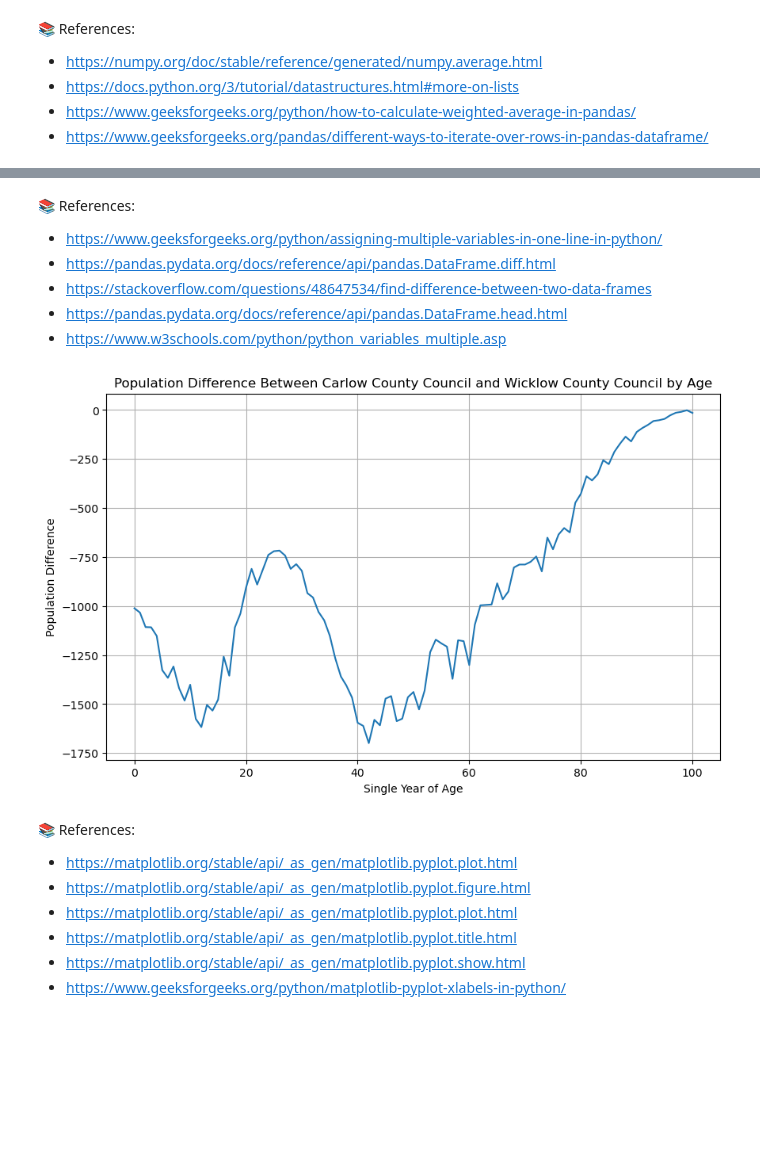
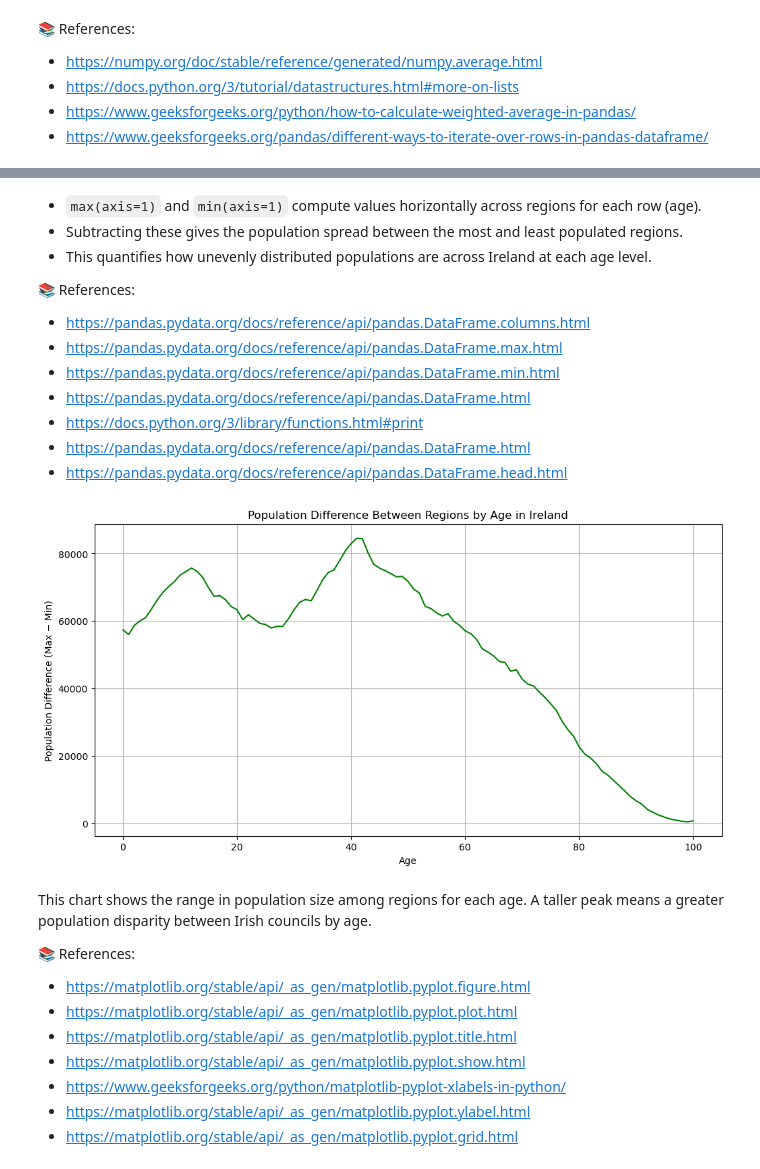
Before and after one commit to tihana-gray/programming-for-data-analytics, a Jupyter notebook: assignments/assignment05-population.ipynb, the cells around one changed output, grey strips where cells are left out. Saved outputs shown, nothing was run; the diff lists cells and outputs as text; code cells hidden in the pictures; blank space fills up the shorter version.

```diff
--- a/assignments/assignment05-population.ipynb
+++ b/assignments/assignment05-population.ipynb
@@ -120,25 +154,34 @@ df[['Single Year of Age', region_1, region_2, 'Difference']].head() # Displays t
 # %% [markdown]
+- `max(axis=1)` and `min(axis=1)` compute values horizontally across regions for each row (age).
+- Subtracting these gives the population spread between the most and least populated regions.
+- This quantifies how unevenly distributed populations are across Ireland at each age level.
+
 📚 References:
-- https://www.geeksforgeeks.org/python/assigning-multiple-variables-in-one-line-in-python/
-- https://pandas.pydata.org/docs/reference/api/pandas.DataFrame.diff.html
-- https://stackoverflow.com/questions/48647534/find-difference-between-two-data-frames
+- https://pandas.pydata.org/docs/reference/api/pandas.DataFrame.columns.html
+- https://pandas.pydata.org/docs/reference/api/pandas.DataFrame.max.html
+- https://pandas.pydata.org/docs/reference/api/pandas.DataFrame.min.html
+- https://pandas.pydata.org/docs/reference/api/pandas.DataFrame.html
+- https://docs.python.org/3/library/functions.html#print
+- https://pandas.pydata.org/docs/reference/api/pandas.DataFrame.html
 - https://pandas.pydata.org/docs/reference/api/pandas.DataFrame.head.html
-- https://www.w3schools.com/python/python_variables_multiple.asp
-# %%
-plt.figure(figsize=(10, 6)) # Sets the figure size.
-plt.plot(df['Single Year of Age'], df['Difference']) # Plots the difference in population against age.
-plt.title(f'Population Difference Between {region_1} and {region_2} by Age') # Sets the title of the plot.
-plt.xlabel('Single Year of Age') # Sets the x-axis label.
-plt.ylabel('Population Difference') # Sets the y-axis label.
-plt.grid() # Adds a grid to the plot for better readability.
-plt.show() # Displays the plot.
-# %% [output]
-[figure, removed]
+# %%
+plt.figure(figsize=(12, 6)) # Sets the figure size.
+plt.plot(df['Single Year of Age'], df['Regional_Difference'], color='green') # Plots the age vs. population difference.
+plt.title('Population Difference Between Regions by Age in Ireland') # Sets the title of the plot.
+plt.xlabel('Age') # Sets the x-axis label.
+plt.ylabel('Population Difference (Max − Min)') # Sets the y-axis label.
+plt.grid(True) # Adds a grid to the plot.
+plt.show() # Displays the plot.
+# %% [output]
+[figure, added]
 # %% [markdown]
+This chart shows the range in population size among regions for each age. A taller peak means a greater population disparity between Irish councils by age.
+
 📚 References:
-- https://matplotlib.org/stable/api/_as_gen/matplotlib.pyplot.plot.html
 - https://matplotlib.org/stable/api/_as_gen/matplotlib.pyplot.figure.html
 - https://matplotlib.org/stable/api/_as_gen/matplotlib.pyplot.plot.html
 - https://matplotlib.org/stable/api/_as_gen/matplotlib.pyplot.title.html
 - https://matplotlib.org/stable/api/_as_gen/matplotlib.pyplot.show.html
 - https://www.geeksforgeeks.org/python/matplotlib-pyplot-xlabels-in-python/
+- https://matplotlib.org/stable/api/_as_gen/matplotlib.pyplot.ylabel.html
+- https://matplotlib.org/stable/api/_as_gen/matplotlib.pyplot.grid.html
```
Also changed, not shown: parts of 22 cells of this notebook.
